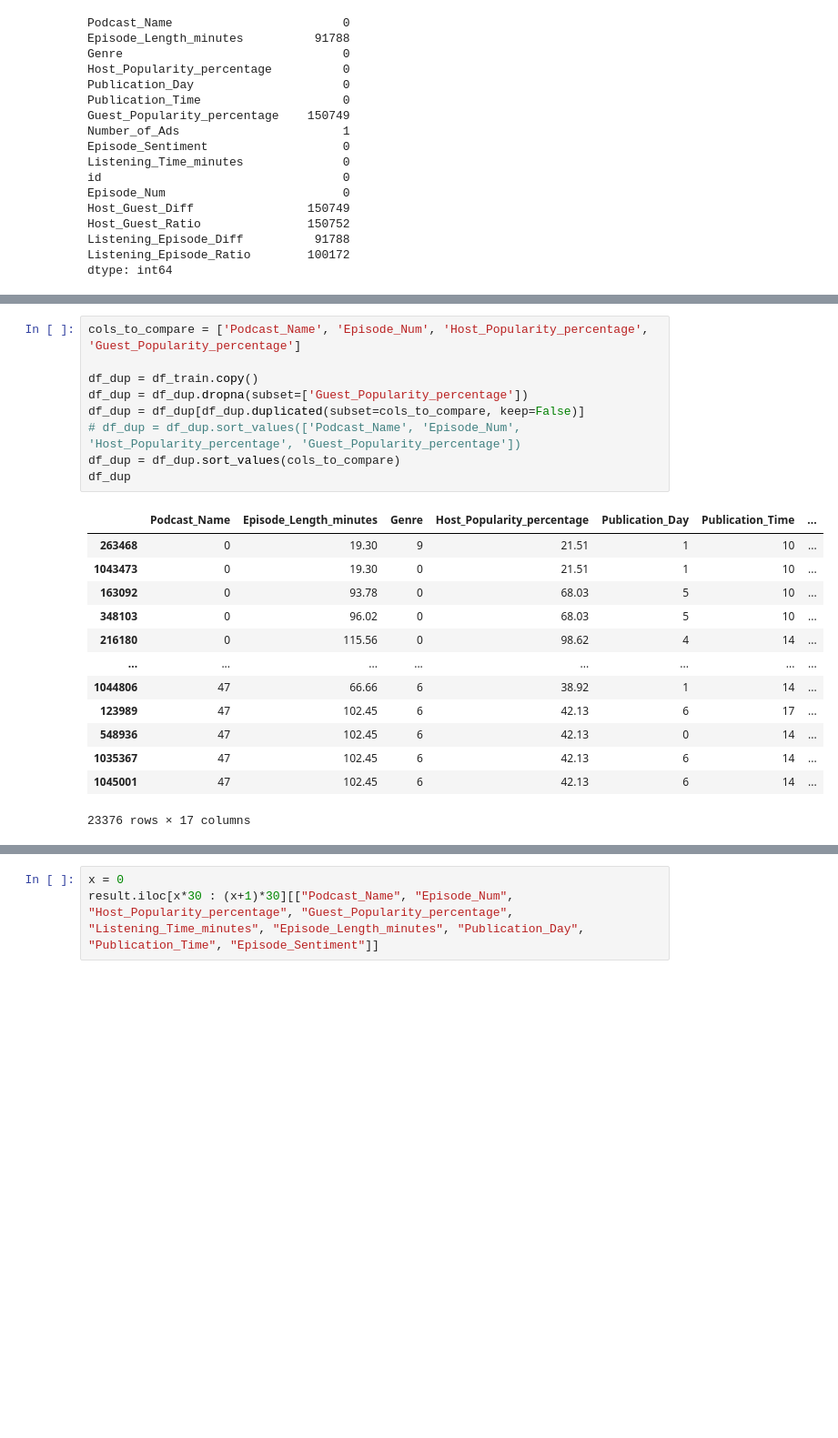
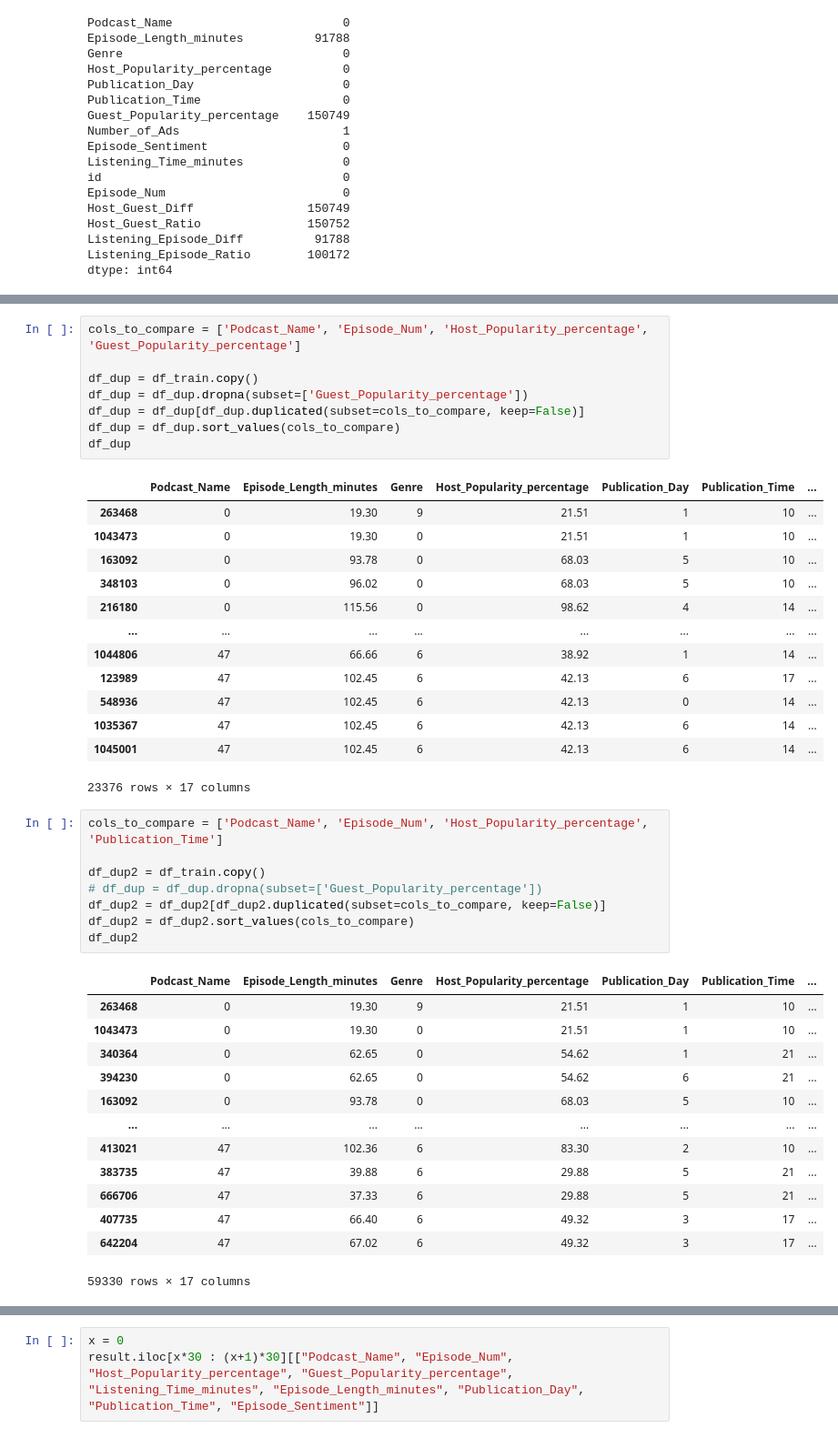
Before and after one commit to masaishi/kaggle-s5e4-6th-solution, a Jupyter notebook: notebooks/eda_001_check_dup.ipynb, the cells around one changed output, grey strips where cells are left out. Shown at 91% size. Drawn from its saved outputs; the diff is of its cells as text; blank space fills up the shorter version.

```diff
--- a/notebooks/eda_001_check_dup.ipynb
+++ b/notebooks/eda_001_check_dup.ipynb
@@ -182,7 +190,6 @@ cols_to_compare = ['Podcast_Name', 'Episode_Num', 'Host_Popularity_percentage',
 df_dup = df_train.copy()
 df_dup = df_dup.dropna(subset=['Guest_Popularity_percentage'])
 df_dup = df_dup[df_dup.duplicated(subset=cols_to_compare, keep=False)]
-# df_dup = df_dup.sort_values(['Podcast_Name', 'Episode_Num', 'Host_Popularity_percentage', 'Guest_Popularity_percentage'])
 df_dup = df_dup.sort_values(cols_to_compare)
 df_dup
 # %% [output]
@@ -199,3 +206,25 @@ df_dup
 | 1035367 | 47 | 102.45 | 6 | 42.13 | 6 | 14 | ... |
 | 1045001 | 47 | 102.45 | 6 | 42.13 | 6 | 14 | ... |
 23376 rows × 17 columns
+# %%
+cols_to_compare = ['Podcast_Name', 'Episode_Num', 'Host_Popularity_percentage', 'Publication_Time']
+
+df_dup2 = df_train.copy()
+# df_dup = df_dup.dropna(subset=['Guest_Popularity_percentage'])
+df_dup2 = df_dup2[df_dup2.duplicated(subset=cols_to_compare, keep=False)]
+df_dup2 = df_dup2.sort_values(cols_to_compare)
+df_dup2
+# %% [output]
+|  | Podcast_Name | Episode_Length_minutes | Genre | Host_Popularity_percentage | Publication_Day | Publication_Time | ... |
+| 263468 | 0 | 19.30 | 9 | 21.51 | 1 | 10 | ... |
+| 1043473 | 0 | 19.30 | 0 | 21.51 | 1 | 10 | ... |
+| 340364 | 0 | 62.65 | 0 | 54.62 | 1 | 21 | ... |
+| 394230 | 0 | 62.65 | 0 | 54.62 | 6 | 21 | ... |
+| 163092 | 0 | 93.78 | 0 | 68.03 | 5 | 10 | ... |
+| ... | ... | ... | ... | ... | ... | ... | ... |
+| 413021 | 47 | 102.36 | 6 | 83.30 | 2 | 10 | ... |
+| 383735 | 47 | 39.88 | 6 | 29.88 | 5 | 21 | ... |
+| 666706 | 47 | 37.33 | 6 | 29.88 | 5 | 21 | ... |
+| 407735 | 47 | 66.40 | 6 | 49.32 | 3 | 17 | ... |
+| 642204 | 47 | 67.02 | 6 | 49.32 | 3 | 17 | ... |
+59330 rows × 17 columns
```
Also changed, not shown: parts of 10 cells of this notebook, 4 other files.
